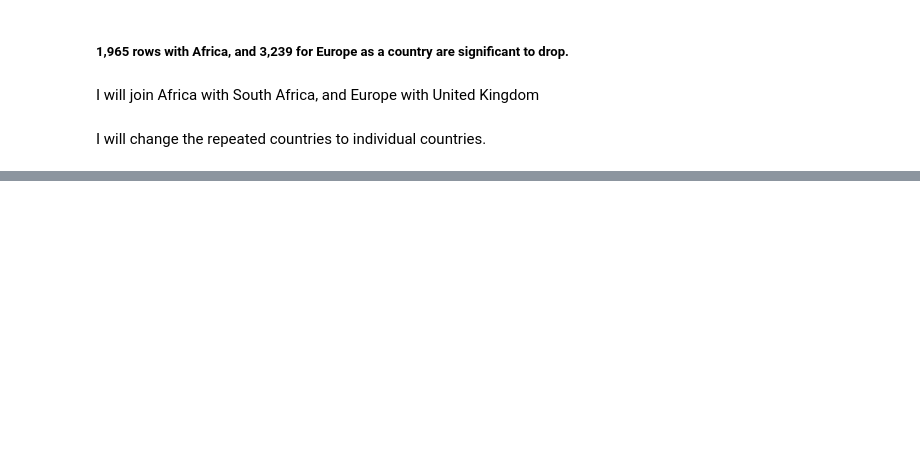
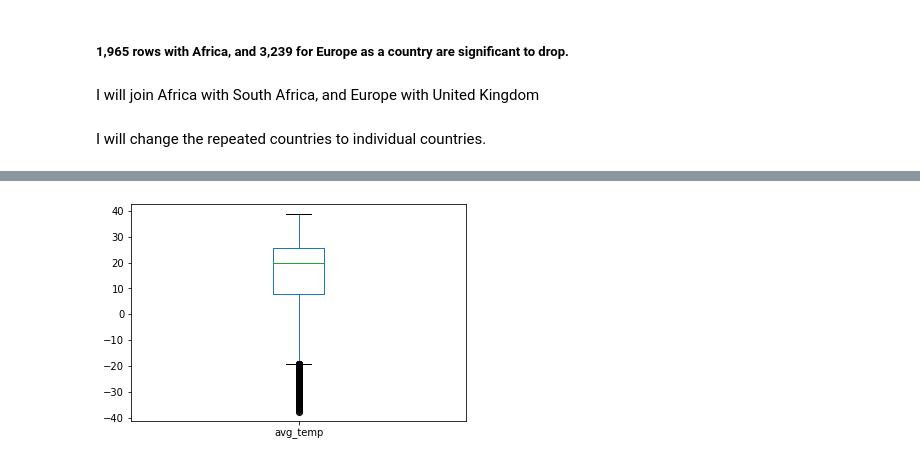
Before and after one commit to masterpython4ds/assignment-2-Alumasa, a Jupyter notebook: Climate Change project.ipynb, the cells around one changed output, grey strips where cells are left out. Drawn from its saved outputs; the diff is of its cells as text; code cells hidden in the pictures; blank space fills up the shorter version.

Commit message:
Data analysis

```diff
--- a/Climate Change project.ipynb
+++ b/Climate Change project.ipynb
@@ -2,6 +2,9 @@
 import numpy as np
 import pandas as pd
 import matplotlib.pyplot as plt
+# %%
+%matplotlib inline
+plt.style.use('seaborn-whitegrid')
 # %% [markdown]
 Read and open all the data files in the folder.
 # %%
@@ -535,7 +532,7 @@ data_country.loc[data_country['country'] == 'Europe', 'country'] = 'United Kingd
 # %% [markdown]
 I will change the repeated countries to individual countries.
 # %%
-data_country.loc[data_country['country'] == 'France (Europe)'] = 'France'
-data_country.loc[data_country['country'] == 'Netherlands (Europe)'] = 'Netherlands'
-data_country.loc[data_country['country'] == 'Denmark (Europe)'] = 'Denmark'
-data_country.loc[data_country['country'] == 'United Kingdom (Europe)'] = 'United Kingdom'
+data_country.loc[data_country['country'] == 'France (Europe)', 'country'] = 'France'
+data_country.loc[data_country['country'] == 'Netherlands (Europe)', 'country'] = 'Netherlands'
+data_country.loc[data_country['country'] == 'Denmark (Europe)', 'country'] = 'Denmark'
+data_country.loc[data_country['country'] == 'United Kingdom (Europe)', 'country'] = 'United Kingdom'
@@ -541,0 +544,2 @@ data_country.loc[data_country['country'] == 'United Kingdom (Europe)'] = 'United
+# %%
+data_country['year'] = data_country['date'].dt.year
@@ -541,0 +575,4 @@ data_country.loc[data_country['country'] == 'United Kingdom (Europe)'] = 'United
+# %%
+data_country['avg_temp'].plot(kind='box');
+# %% [output]
+[figure, added]
```
Also changed, not shown: parts of 27 cells of this notebook.
